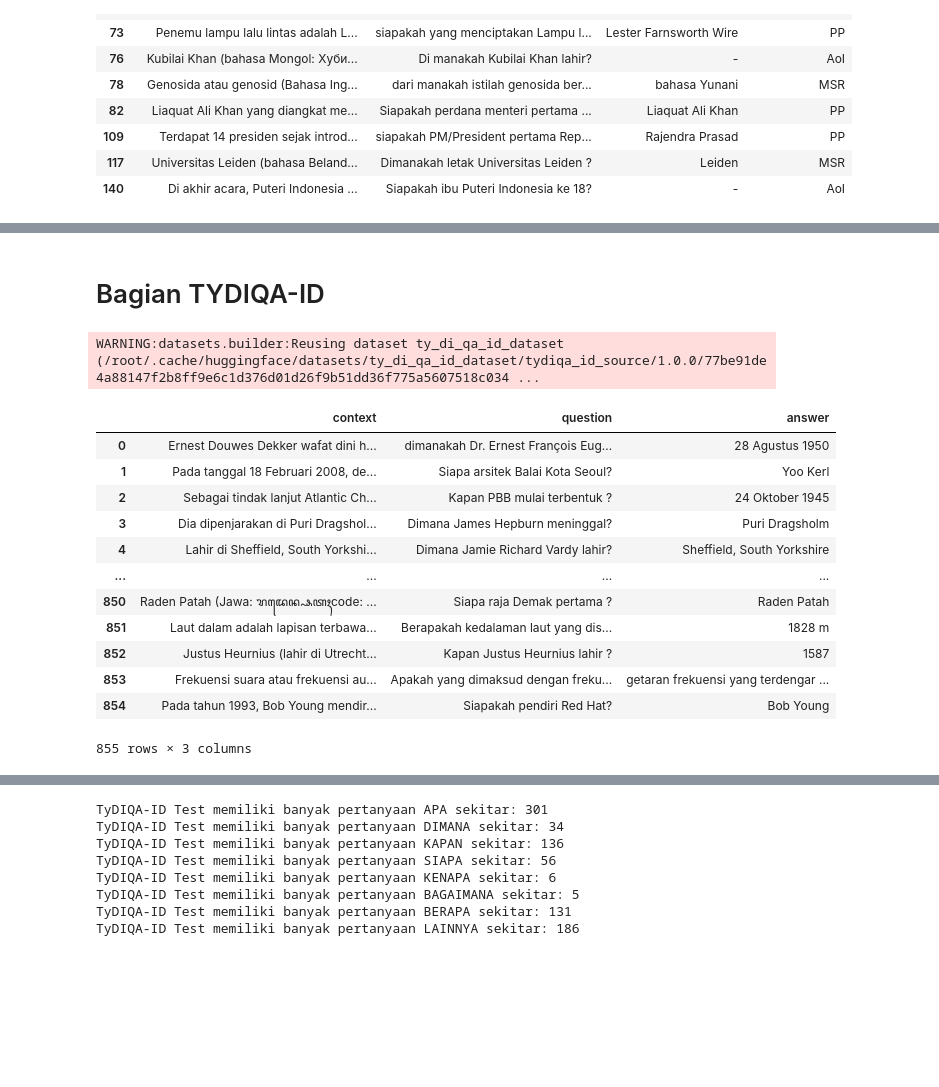
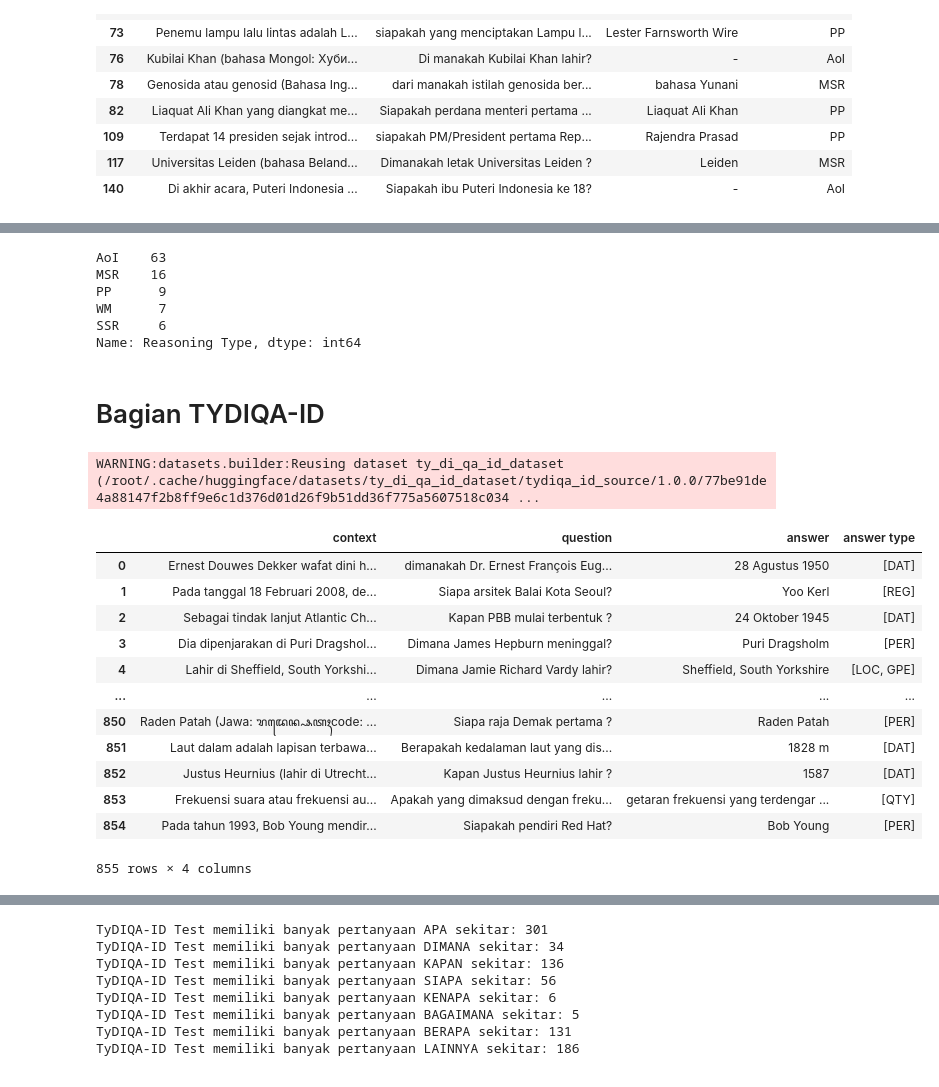
Before and after one commit to muhammadravi251001/qas-with-indonli, a Jupyter notebook: utilities/Reasoning and Answer Type.ipynb, the cells around one changed output, grey strips where cells are left out. Saved outputs shown, nothing was run; the diff lists cells and outputs as text; code cells hidden in the pictures; blank space fills up the shorter version.

```diff
--- a/utilities/Cek Reasoning Type.ipynb
+++ b/utilities/Reasoning and Answer Type.ipynb
@@ -199,0 +208,5 @@ def pretty_print(data, index):
+# %%
+MODEL_NER_NAME = "cahya/xlm-roberta-base-indonesian-NER"
+nlp_ner = pipeline(task="ner", model=MODEL_NER_NAME, tokenizer=MODEL_NER_NAME)
+# %%
+ner_result = nlp_ner("Grady Barnett dan tim arkeologinya")
@@ -200,5 +233,16 @@ def pretty_print(data, index):
 # %% [markdown]
 # Bagian IDK-MRC
+# %%
+def assign_answer_types(answer, nlp=nlp_ner):
+
+    entity_array = []
+    ner_result = nlp(answer)
+
+    for i in ner_result:
+        entity = i['entity'][2:]
+        entity_array.append(entity)
+
+    return list(set(entity_array))
 # %%
 conhelps = NusantaraConfigHelper()
 data_qas_id = conhelps.filtered(lambda x: 'idk_mrc' in x.dataset_name)[0].load_dataset()
@@ -213,14 +257,16 @@ for i in tqdm(range(len(df_test['context']))):
         if len(j['answers']) != 0:
             new_df_test = new_df_test.append({'context': df_test["context"][i],
                                                 'question': j['question'],
-                                                'answer': j['answers'][0]['text']
-                                                           },
+                                                'answer': j['answers'][0]['text'],
+                                                'answer type': assign_answer_types(answer=j['answers'][0]['text'])
+                                             },
                                                            ignore_index=True)
         else:
             new_df_test = new_df_test.append({'context': df_test["context"][i],
                                                 'question': j['question'],
                                                 'answer': "-",
-                                                           },
+                                                'answer type': list(set())
+                                             },
                                                            ignore_index=True)
 
 test_dataset = Dataset.from_dict(new_df_test)
@@ -639,37 +768,57 @@ Name: Reasoning Type, dtype: int64
+# %%
+df_idk_mrc_with_rs = pd.concat([apa_df_idk_mrc,
+                        dimana_df_idk_mrc,
+                        kapan_df_idk_mrc,
+                        siapa_df_idk_mrc,
+                        kenapa_df_idk_mrc,
+                        bagaimana_df_idk_mrc,
+                        berapa_df_idk_mrc,
+                        lainnya_df_idk_mrc])
+
+df_idk_mrc_with_rs['Reasoning Type'].value_counts()
+# %% [output]
+AoI    63
+MSR    16
+PP      9
+WM      7
+SSR     6
+Name: Reasoning Type, dtype: int64
 # %% [markdown]
 # Bagian TYDIQA-ID
 # %%
 conhelps = NusantaraConfigHelper()
 data_qas_id = conhelps.filtered(lambda x: 'tydiqa_id' in x.dataset_name)[0].load_dataset()
 
 df_test = pd.DataFrame(data_qas_id['test'])
 
 cols = ['context', 'question', 'answer']
 new_df_test = pd.DataFrame(columns=cols)
 
 for i in range(len(df_test['context'])):
     answer_start = df_test['context'][i].index(df_test['label'][i])
     answer_end = answer_start + len(df_test['label'][i])
     new_df_test = new_df_test.append({'context': df_test["context"][i],
                                         'question': df_test["question"][i],
-                                        'answer': df_test["label"][i]}, ignore_index=True)
+                                        'answer': df_test["label"][i],
+                                        'answer type': assign_answer_types(answer=df_test["label"][i])
+                                     }, ignore_index=True)
 
 test_dataset = Dataset.from_dict(new_df_test)
 data_qas_id_tydiqa_id = DatasetDict({"test": test_dataset})
 data_qas_id_tydiqa_id = pd.DataFrame(data_qas_id_tydiqa_id['test'])
 data_qas_id_tydiqa_id
 # %% [output]
 WARNING:datasets.builder:Reusing dataset ty_di_qa_id_dataset (/root/.cache/huggingface/datasets/ty_di_qa_id_dataset/tydiqa_id_source/1.0.0/77be91de4a88147f2b8ff9e6c1d376d01d26f9b51dd36f775a5607518c034 ...
-|  | context | question | answer |
-| 0 | Ernest Douwes Dekker wafat dini h... | dimanakah Dr. Ernest François Eug... | 28 Agustus 1950 |
-| 1 | Pada tanggal 18 Februari 2008, de... | Siapa arsitek Balai Kota Seoul? | Yoo Kerl |
-| 2 | Sebagai tindak lanjut Atlantic Ch... | Kapan PBB mulai terbentuk ? | 24 Oktober 1945 |
-| 3 | Dia dipenjarakan di Puri Dragshol... | Dimana James Hepburn meninggal? | Puri Dragsholm |
-| 4 | Lahir di Sheffield, South Yorkshi... | Dimana Jamie Richard Vardy lahir? | Sheffield, South Yorkshire |
-| ... | ... | ... | ... |
-| 850 | Raden Patah (Jawa: ꦫꦢꦺꦤ꧀ꦦꦠꦃcode: ... | Siapa raja Demak pertama ? | Raden Patah |
-| 851 | Laut dalam adalah lapisan terbawa... | Berapakah kedalaman laut yang dis... | 1828 m |
-| 852 | Justus Heurnius (lahir di Utrecht... | Kapan Justus Heurnius lahir ? | 1587 |
-| 853 | Frekuensi suara atau frekuensi au... | Apakah yang dimaksud dengan freku... | getaran frekuensi yang terdengar ... |
-| 854 | Pada tahun 1993, Bob Young mendir... | Siapakah pendiri Red Hat? | Bob Young |
+|  | context | question | answer | answer type |
+| 0 | Ernest Douwes Dekker wafat dini h... | dimanakah Dr. Ernest François Eug... | 28 Agustus 1950 | [DAT] |
+| 1 | Pada tanggal 18 Februari 2008, de... | Siapa arsitek Balai Kota Seoul? | Yoo Kerl | [REG] |
+| 2 | Sebagai tindak lanjut Atlantic Ch... | Kapan PBB mulai terbentuk ? | 24 Oktober 1945 | [DAT] |
+| 3 | Dia dipenjarakan di Puri Dragshol... | Dimana James Hepburn meninggal? | Puri Dragsholm | [PER] |
+| 4 | Lahir di Sheffield, South Yorkshi... | Dimana Jamie Richard Vardy lahir? | Sheffield, South Yorkshire | [LOC, GPE] |
+| ... | ... | ... | ... | ... |
+| 850 | Raden Patah (Jawa: ꦫꦢꦺꦤ꧀ꦦꦠꦃcode: ... | Siapa raja Demak pertama ? | Raden Patah | [PER] |
+| 851 | Laut dalam adalah lapisan terbawa... | Berapakah kedalaman laut yang dis... | 1828 m | [DAT] |
+| 852 | Justus Heurnius (lahir di Utrecht... | Kapan Justus Heurnius lahir ? | 1587 | [DAT] |
+| 853 | Frekuensi suara atau frekuensi au... | Apakah yang dimaksud dengan freku... | getaran frekuensi yang terdengar ... | [QTY] |
+| 854 | Pada tahun 1993, Bob Young mendir... | Siapakah pendiri Red Hat? | Bob Young | [PER] |
-855 rows × 3 columns
+855 rows × 4 columns
```
Also changed, not shown: parts of 11 cells of this notebook.
